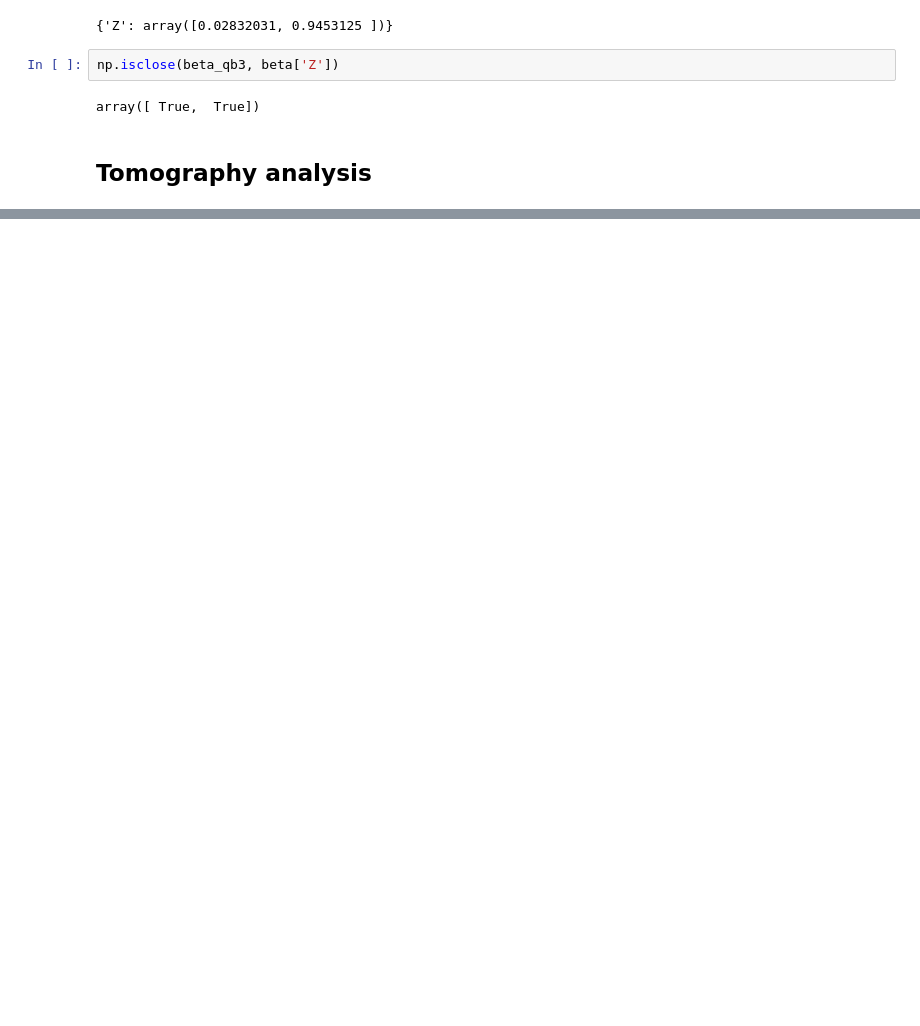
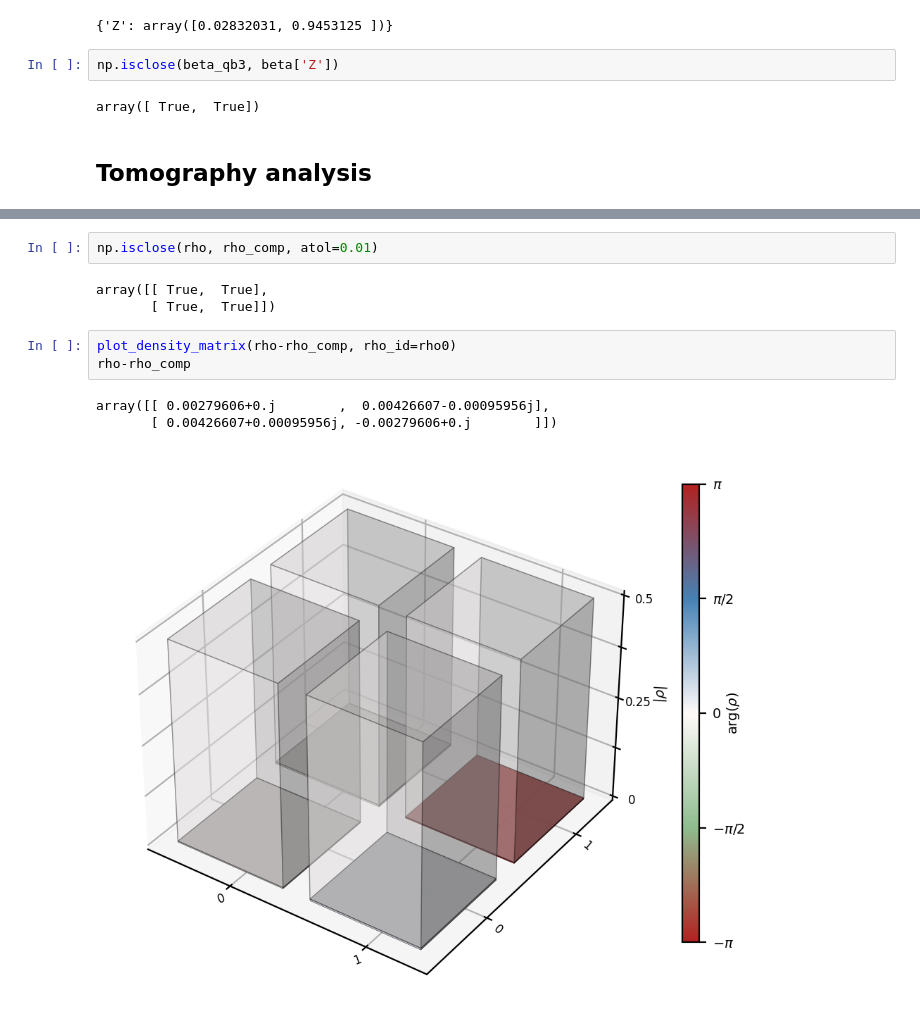
Before and after one commit to codecrap/inspire-experiments, a Jupyter notebook: notebooks/msmt_induced_dephasing_analysis.ipynb, the cells around one changed output, grey strips where cells are left out. Saved outputs shown, nothing was run; the diff lists cells and outputs as text; blank space fills up the shorter version.

```diff
--- a/notebooks/msmt_induced_dephasing_analysis.ipynb
+++ b/notebooks/msmt_induced_dephasing_analysis.ipynb
@@ -310,0 +393,12 @@ fig.savefig(DATA_DIR + exp_name + "_PLOT2.png", format='png', dpi=200)
+# %%
+np.isclose(rho, rho_comp, atol=0.01)
+# %% [output]
+array([[ True,  True],
+       [ True,  True]])
+# %%
+plot_density_matrix(rho-rho_comp, rho_id=rho0)
+rho-rho_comp
+# %% [output]
+array([[ 0.00279606+0.j        ,  0.00426607-0.00095956j],
+       [ 0.00426607+0.00095956j, -0.00279606+0.j        ]])
+[figure, added]
```
Also changed, not shown: parts of 31 cells of this notebook, 1 other file.
